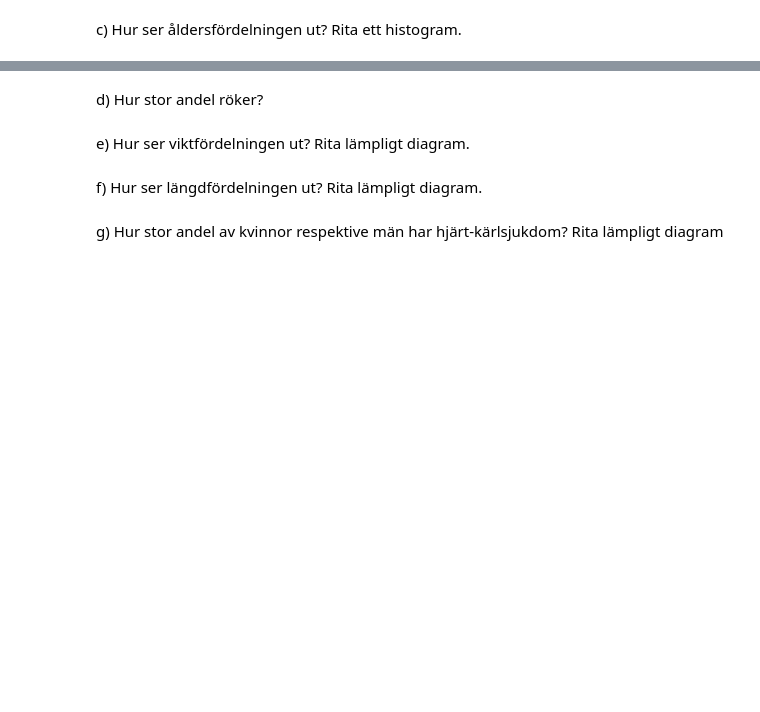
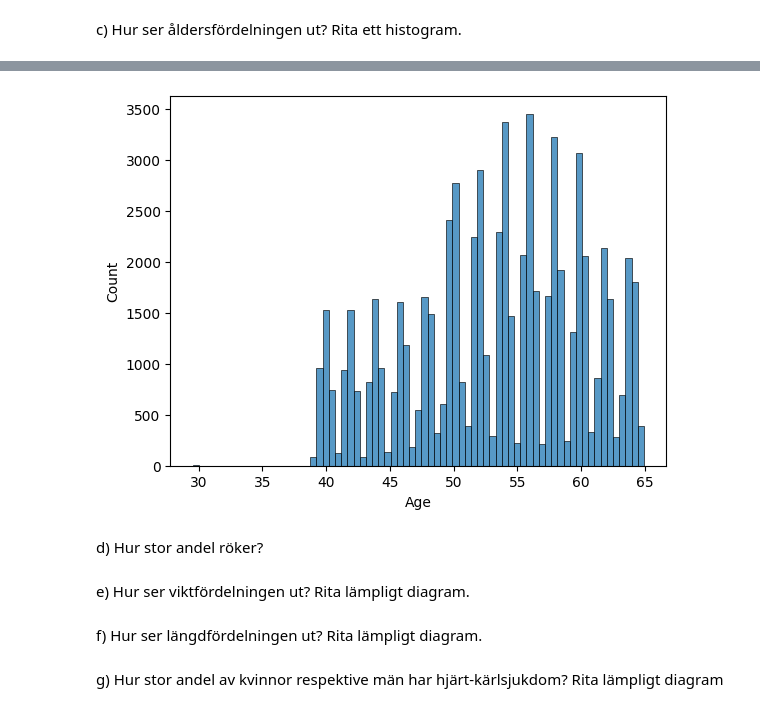
Before and after one commit to LouiseLuoto/AI-Louise-Luoto-OPA23, a Jupyter notebook: labs/lab1/code.ipynb, the cells around one changed output, grey strips where cells are left out. Cells and saved outputs as stored; diff of their text form; code cells hidden in the pictures; blank space fills up the shorter version.

```diff
--- a/labs/lab1/code.ipynb
+++ b/labs/lab1/code.ipynb
@@ -349,3 +392,12 @@ c) Hur ser åldersfördelningen ut? Rita ett histogram.
+# %%
+# 365.25 to account for leap years.
+year = df['age'] / 365.25
+
+sns.histplot(data=df, x=year)
+plt.xlabel('Age')
+plt.show()
+# %% [output]
+[figure, added]
 # %% [markdown]
 d) Hur stor andel röker?
 # %% [markdown]
```
Also changed, not shown: parts of 11 cells of this notebook.
